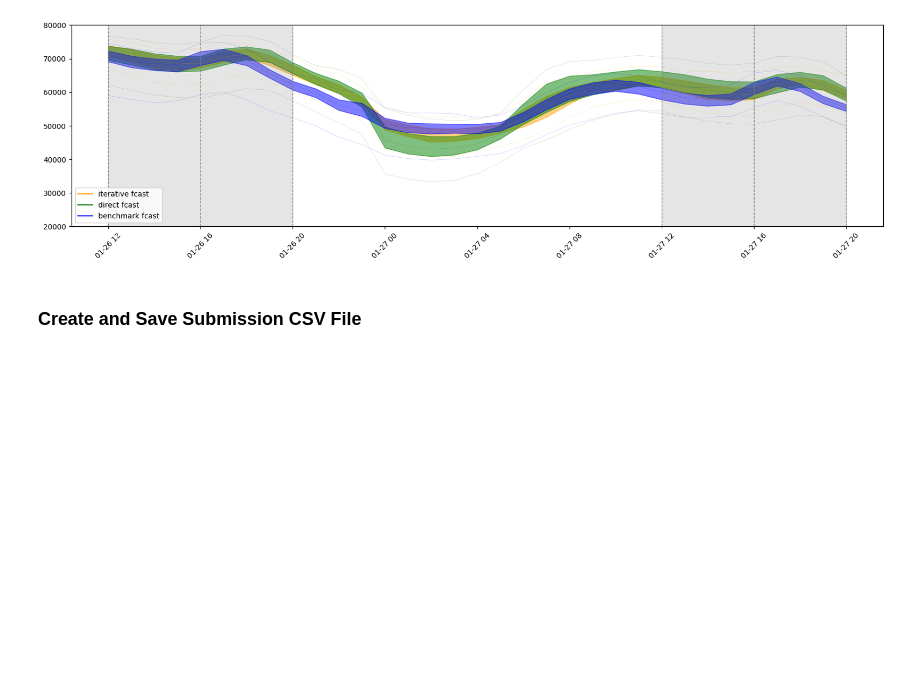
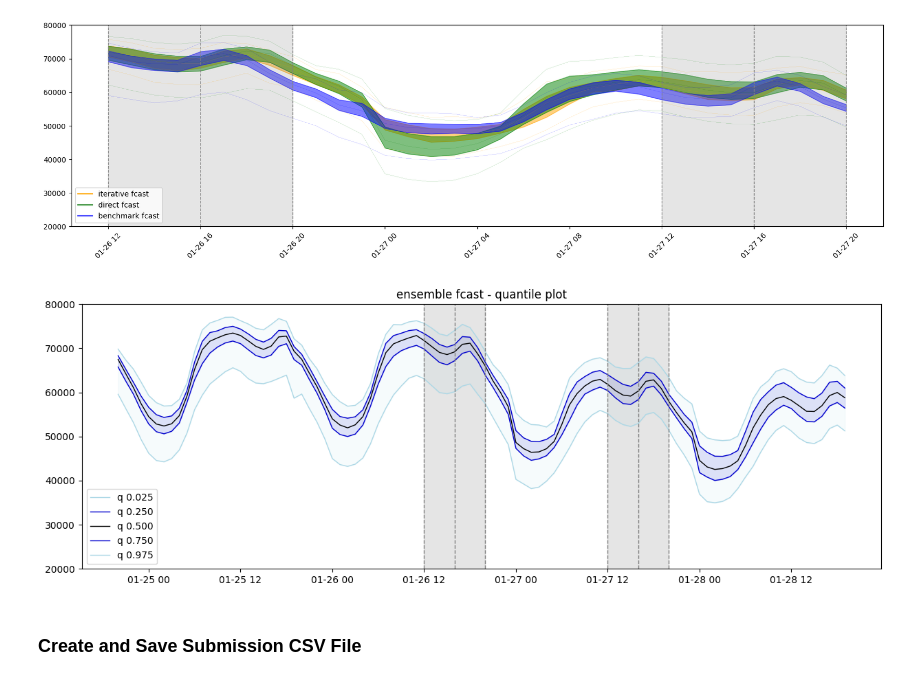
Before and after one commit to hikotei/2023_11-PTSFC, a Jupyter notebook: energy/2024_01_24 fcast pipeline v3.ipynb, the cells around one changed output. Cells and saved outputs as stored; diff of their text form; code cells hidden in the pictures; blank space fills up the shorter version.

```diff
--- a/energy/2024_01_24 fcast pipeline v3.ipynb
+++ b/energy/2024_01_24 fcast pipeline v3.ipynb
@@ -569,6 +555,26 @@ ax.set_ylim(20_000, 80_000)
 plt.show()
 # %% [output]
 [figure]
+# %%
+# average of all 3 fcasts with custom weighting
+w_iter = 0.4
+w_direct = 0.3
+w_bench = 0.3
+
+# but ignore the first column "timestamp_CET" when calculating the average
+df_ens_fcast = (df_iter_fcast_all_fixed.iloc[:,1:] * w_iter +
+                df_quant_reg_direct_fcast.iloc[:,1:] * w_direct +
+                dict_benchmark_fcast['linear'].iloc[:,1:] * w_bench)
+df_ens_fcast['timestamp_CET'] = df_iter_fcast_all_fixed['timestamp_CET']
+# move timestamp col to first position
+cols = df_ens_fcast.columns.tolist()
+cols = cols[-1:] + cols[:-1]
+df_ens_fcast = df_ens_fcast[cols]
+
+# plot
+model_train.plot_quantile_fcast(df_ens_fcast, subm_timestamps, title='ensemble fcast')
+# %% [output]
+[figure, added]
 # %% [markdown]
 ### Create and Save Submission CSV File
 # %%
```
Also changed, not shown: parts of 5 cells of this notebook, 1 other file.
